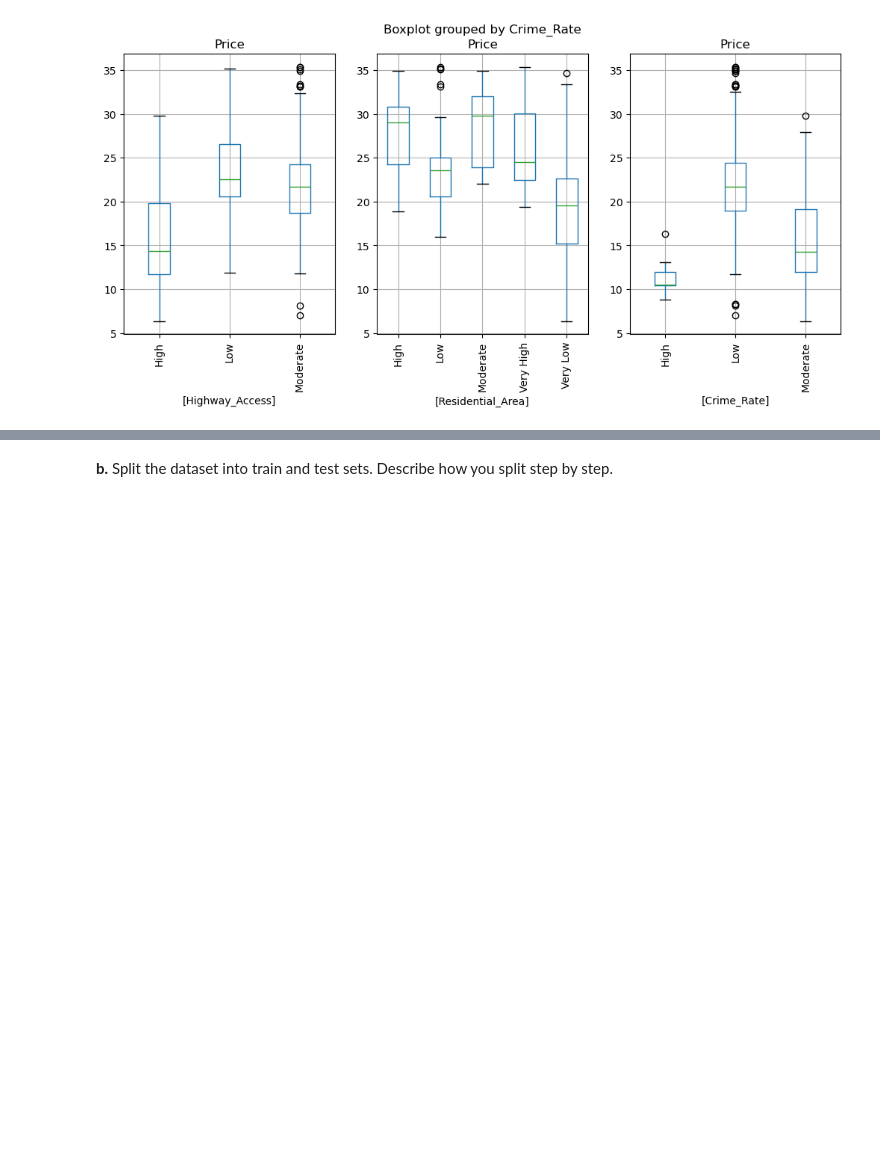
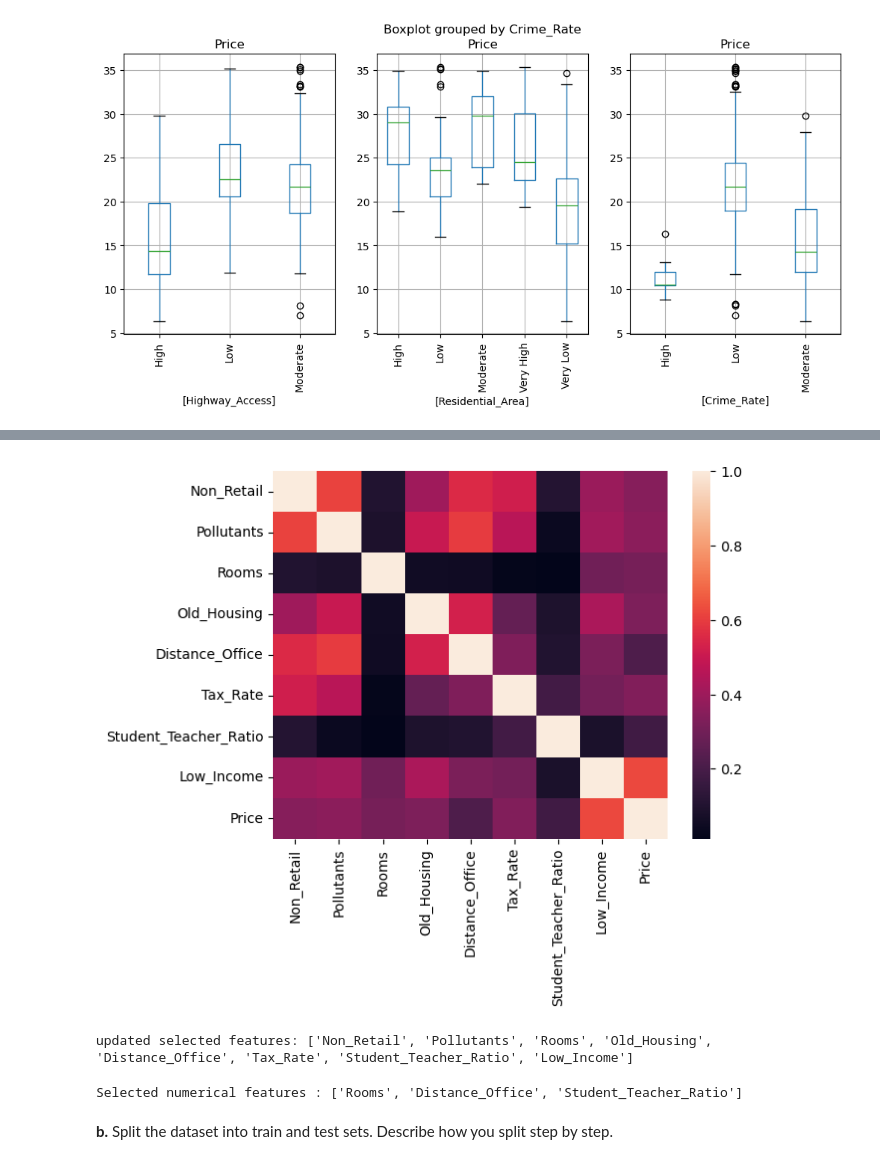
Before and after one commit to miniminhanh/CS105-project, a Jupyter notebook: CS105 Project Submission (Final) 2026.ipynb, the cells around one changed output, grey strips where cells are left out. Saved outputs shown, nothing was run; the diff lists cells and outputs as text; code cells hidden in the pictures; blank space fills up the shorter version.

```diff
--- a/CS105 Project Submission (Final) 2026.ipynb
+++ b/CS105 Project Submission (Final) 2026.ipynb
@@ -687,0 +696,5 @@ for i in range(n):
+# %%
+features_selected = ["Non_Retail","Pollutants","Rooms","Old_Housing","Distance_Office",\
+                     "Tax_Rate","Student_Teacher_Ratio","Low_Income",\
+                     "Price"]
+df[features_selected].corr()
@@ -688,3 +712,53 @@ for i in range(n):
+# %%
+import seaborn as sns
+r2 = df[features_selected].corr()**2
+sns.heatmap(r2)
+plt.show()
+# %% [output]
+[figure, added]
+# %%
+def corr_features(df, target, threshold):
+    corr_features = []
+    for feature in df.columns:
+        if feature==target: continue
+        x = df[feature]
+        y = df[target]
+        r2 = np.corrcoef(x,y)[0][1]
+        if abs(r2)>threshold:
+            corr_features.append(feature)
+    return corr_features
+
+features_selected = corr_features(df[features_selected], 'Price', 0.4) # 0.5 removes alot of data
+print(f"updated selected features: {features_selected}")
+# %% [output]
+updated selected features: ['Non_Retail', 'Pollutants', 'Rooms', 'Old_Housing', 'Distance_Office', 'Tax_Rate', 'Student_Teacher_Ratio', 'Low_Income']
+# %%
+def most_corr_feature(df, threshold):
+    r2_matrix = abs(df.corr())
+    count = r2_matrix[r2_matrix>threshold].count()
+    return count.sort_values(ascending=False).index[0]
+
+# return true if all the features are uncorrelated,
+# as defined by a threshold
+
+def all_features_uncorr(df, threshold):
+    r2_matrix = abs(df.corr())
+    n = len(r2_matrix)
+    return r2_matrix[r2_matrix>threshold].count().sum()==n
+
+# get a set of uncorrelated features
+
+def get_uncorr_features(df, threshold):
+    features = df.columns.tolist()
+    while all_features_uncorr(df[features], threshold) == False:
+        most_corr_fea = most_corr_feature(df[features], threshold)
+        features.remove(most_corr_fea)
+    return features
+
+numerical_features_selected = get_uncorr_features(df[features_selected], 0.4)
+print(f"Selected numerical features : {numerical_features_selected}")
+# %% [output]
+Selected numerical features : ['Rooms', 'Distance_Office', 'Student_Teacher_Ratio']
 # %% [markdown]
 **b.** Split the dataset into train and test sets. Describe how you split step by step.
 # %% [markdown]
```
Also changed, not shown: parts of 4 cells of this notebook.
